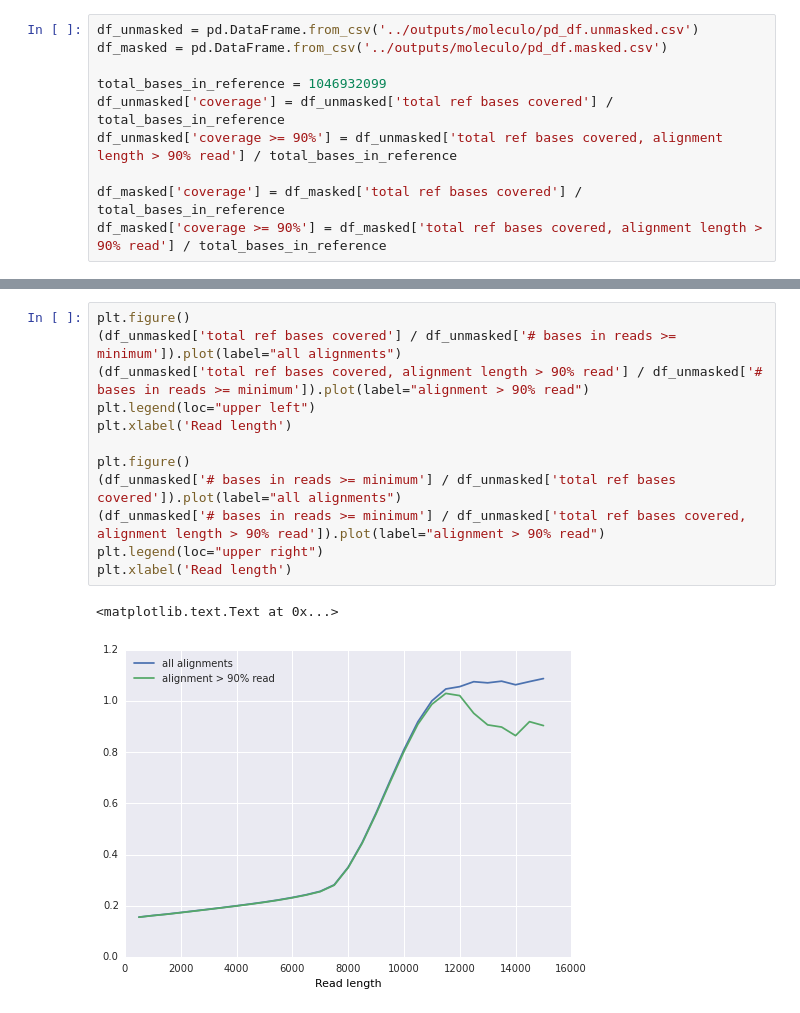
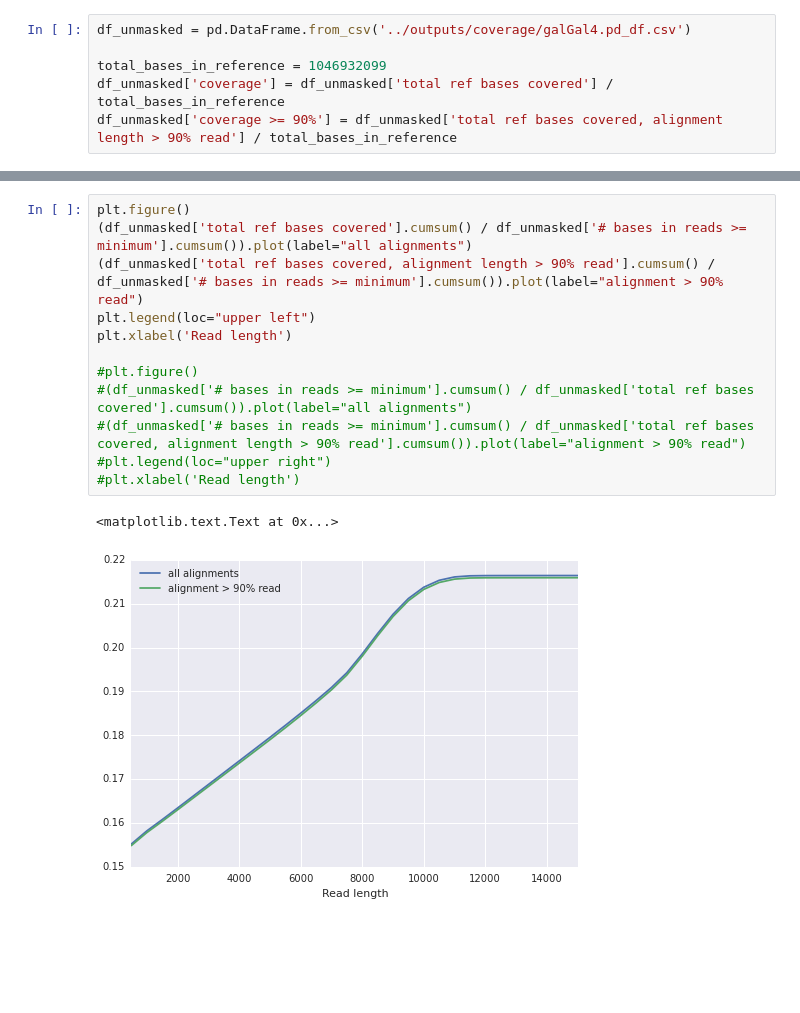
Before and after one commit to luizirber/galGal, a Jupyter notebook: notebooks/03.Moleculo_coverage.ipynb, the cells around one changed output, grey strips where cells are left out. Saved outputs shown, nothing was run; the diff lists cells and outputs as text; blank space fills up the shorter version.

```diff
--- a/notebooks/03.Moleculo_coverage.ipynb
+++ b/notebooks/03.Moleculo_coverage.ipynb
@@ -13,11 +15,7 @@ import seaborn
 # %%
-df_unmasked = pd.DataFrame.from_csv('../outputs/moleculo/pd_df.unmasked.csv')
-df_masked = pd.DataFrame.from_csv('../outputs/moleculo/pd_df.masked.csv')
+df_unmasked = pd.DataFrame.from_csv('../outputs/coverage/galGal4.pd_df.csv')
 
 total_bases_in_reference = 1046932099
 df_unmasked['coverage'] = df_unmasked['total ref bases covered'] / total_bases_in_reference
 df_unmasked['coverage >= 90%'] = df_unmasked['total ref bases covered, alignment length > 90% read'] / total_bases_in_reference
-
-df_masked['coverage'] = df_masked['total ref bases covered'] / total_bases_in_reference
-df_masked['coverage >= 90%'] = df_masked['total ref bases covered, alignment length > 90% read'] / total_bases_in_reference
 # %%
@@ -54,15 +49,15 @@ df_unmasked['# bases in reads >= minimum'].plot()
 # %%
 plt.figure()
-(df_unmasked['total ref bases covered'] / df_unmasked['# bases in reads >= minimum']).plot(label="all alignments")
-(df_unmasked['total ref bases covered, alignment length > 90% read'] / df_unmasked['# bases in reads >= minimum']).plot(label="alignment > 90% read")
+(df_unmasked['total ref bases covered'].cumsum() / df_unmasked['# bases in reads >= minimum'].cumsum()).plot(label="all alignments")
+(df_unmasked['total ref bases covered, alignment length > 90% read'].cumsum() / df_unmasked['# bases in reads >= minimum'].cumsum()).plot(label="alignment > 90% read")
 plt.legend(loc="upper left")
 plt.xlabel('Read length')
 
-plt.figure()
-(df_unmasked['# bases in reads >= minimum'] / df_unmasked['total ref bases covered']).plot(label="all alignments")
-(df_unmasked['# bases in reads >= minimum'] / df_unmasked['total ref bases covered, alignment length > 90% read']).plot(label="alignment > 90% read")
-plt.legend(loc="upper right")
-plt.xlabel('Read length')
+#plt.figure()
+#(df_unmasked['# bases in reads >= minimum'].cumsum() / df_unmasked['total ref bases covered'].cumsum()).plot(label="all alignments")
+#(df_unmasked['# bases in reads >= minimum'].cumsum() / df_unmasked['total ref bases covered, alignment length > 90% read'].cumsum()).plot(label="alignment > 90% read")
+#plt.legend(loc="upper right")
+#plt.xlabel('Read length')
 # %% [output]
 <matplotlib.text.Text at 0x...>
-[figure, old version]
+[figure, new version]
```
Also changed, not shown: parts of 12 cells of this notebook, 2 other files.
